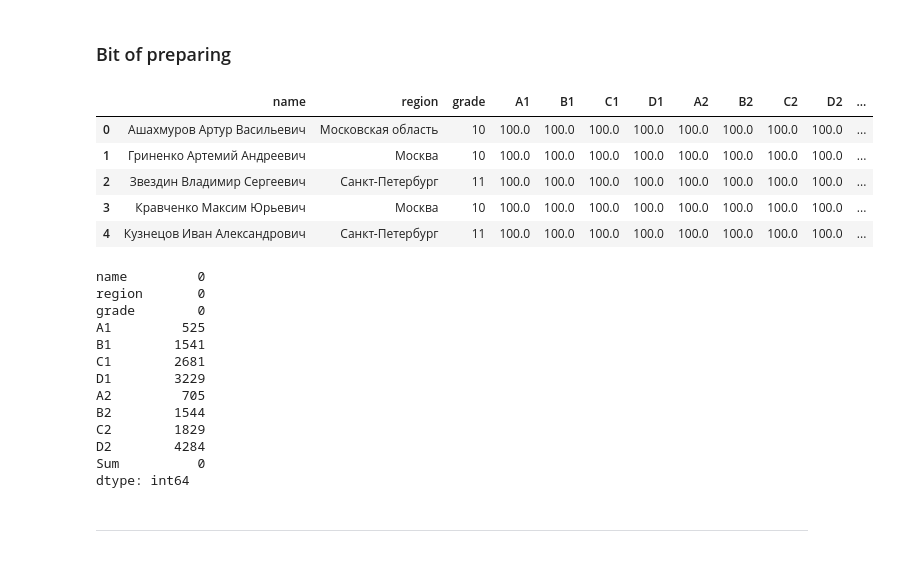
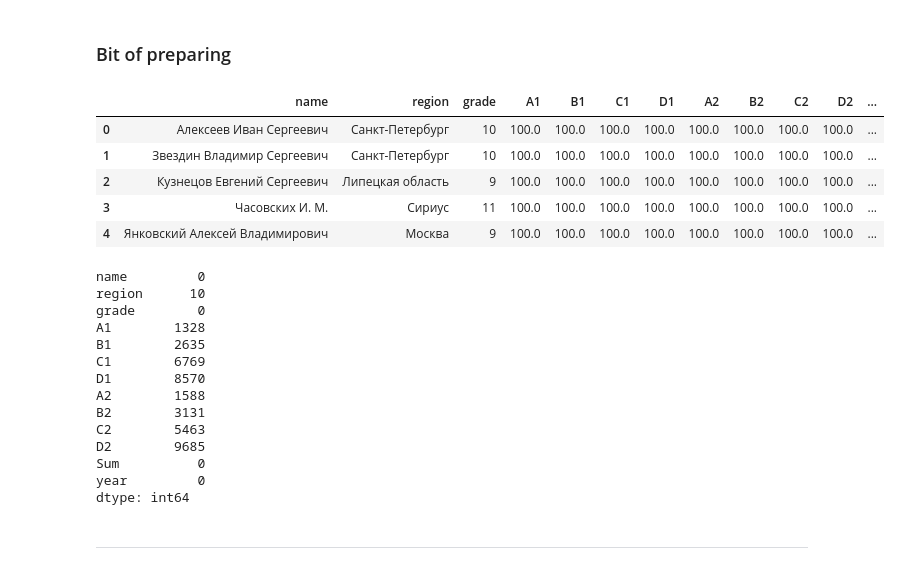
Before and after one commit to VladG00dmanPersonal/LMSH_AI_HACK, a Jupyter notebook: src/Vlad/EDA.ipynb, the cells around one changed output. Cells and saved outputs as stored; diff of their text form; code cells hidden in the pictures.

```diff
--- a/src/Vlad/EDA.ipynb
+++ b/src/Vlad/EDA.ipynb
@@ -8,6 +8,7 @@ import matplotlib.pyplot as plt
 import seaborn as sns
 # %%
 raw_data_dir = "../../raw_data/"
+preprocessed_data_dir = "./preprocessed_data/"
 year2425_dir = "24-25/"
 year2526_dir = "25-26/"
 
@@ -50,7 +51,7 @@ df_itmo2526 = pd.read_csv(raw_data_dir + itmo_dir + year2526_dir + itmo_filename
 mosh_dir = "MOSH/"
 mosh_filename = "MOSH.csv"
 
-df_MOSH = pd.read_csv(raw_data_dir + mosh_dir + year2526_dir + mosh_filename)
+df_MOSH2526 = pd.read_csv(raw_data_dir + mosh_dir + year2526_dir + mosh_filename)
 
 open_dir = "OpenStudentOlympiad/"
 open_filename = "open.csv"
@@ -82,10 +83,12 @@ df_MOW_MUN2526_11 = pd.read_csv(raw_data_dir + ARSO_dir + year2526_dir + MOW_MUN
 
 MOW_REG_filename = "MOW_REG.csv"
 
-df_MOW_REG = pd.read_csv(raw_data_dir + ARSO_dir + year2526_dir + MOW_REG_filename)
+# df_MOW_REG2425 = pd.read_csv(raw_data_dir + ARSO_dir + year2425_dir + MOW_REG_filename)
+df_MOW_REG2526 = pd.read_csv(raw_data_dir + ARSO_dir + year2526_dir + MOW_REG_filename)
 
 REG_filename = "REG.csv"
 
+df_reg2425 = pd.read_csv(raw_data_dir + ARSO_dir + year2425_dir + REG_filename)
 df_reg2526 = pd.read_csv(raw_data_dir + ARSO_dir + year2526_dir + REG_filename)
 
 vuz_akadem_dir = "VuzAkadem/"
@@ -1102,29 +1156,36 @@ df_reg2526.head()
 # %% [markdown]
 ### Bit of preparing
 # %%
+df_reg2425 = df_reg2425.rename(columns={'Имя': 'name', 'Регион': 'region', 'Класс': 'grade'})
 df_reg2526 = df_reg2526.rename(columns={'Имя': 'name', 'Регион': 'region', 'Класс': 'grade'})
 
-df_reg2526.head()
+df_reg2425['year'] = '24-25'
+df_reg2526['year'] = '25-26'
+
+df_reg = pd.concat([df_reg2425, df_reg2526])
+
+df_reg.head()
 # %% [output]
 |  | name | region | grade | A1 | B1 | C1 | D1 | A2 | B2 | C2 | D2 | ... |
-| 0 | Ашахмуров Артур Васильевич | Московская область | 10 | 100.0 | 100.0 | 100.0 | 100.0 | 100.0 | 100.0 | 100.0 | 100.0 | ... |
-| 1 | Гриненко Артемий Андреевич | Москва | 10 | 100.0 | 100.0 | 100.0 | 100.0 | 100.0 | 100.0 | 100.0 | 100.0 | ... |
-| 2 | Звездин Владимир Сергеевич | Санкт-Петербург | 11 | 100.0 | 100.0 | 100.0 | 100.0 | 100.0 | 100.0 | 100.0 | 100.0 | ... |
-| 3 | Кравченко Максим Юрьевич | Москва | 10 | 100.0 | 100.0 | 100.0 | 100.0 | 100.0 | 100.0 | 100.0 | 100.0 | ... |
-| 4 | Кузнецов Иван Александрович | Санкт-Петербург | 11 | 100.0 | 100.0 | 100.0 | 100.0 | 100.0 | 100.0 | 100.0 | 100.0 | ... |
+| 0 | Алексеев Иван Сергеевич | Санкт-Петербург | 10 | 100.0 | 100.0 | 100.0 | 100.0 | 100.0 | 100.0 | 100.0 | 100.0 | ... |
+| 1 | Звездин Владимир Сергеевич | Санкт-Петербург | 10 | 100.0 | 100.0 | 100.0 | 100.0 | 100.0 | 100.0 | 100.0 | 100.0 | ... |
+| 2 | Кузнецов Евгений Сергеевич | Липецкая область | 9 | 100.0 | 100.0 | 100.0 | 100.0 | 100.0 | 100.0 | 100.0 | 100.0 | ... |
+| 3 | Часовских И. М. | Сириус | 11 | 100.0 | 100.0 | 100.0 | 100.0 | 100.0 | 100.0 | 100.0 | 100.0 | ... |
+| 4 | Янковский Алексей Владимирович | Москва | 9 | 100.0 | 100.0 | 100.0 | 100.0 | 100.0 | 100.0 | 100.0 | 100.0 | ... |
 # %%
-df_reg2526.isna().sum()
+df_reg.isna().sum()
 # %% [output]
 name         0
-region       0
+region      10
 grade        0
-A1         525
-B1        1541
-C1        2681
-D1        3229
-A2         705
-B2        1544
-C2        1829
-D2        4284
+A1        1328
+B1        2635
+C1        6769
+D1        8570
+A2        1588
+B2        3131
+C2        5463
+D2        9685
 Sum          0
+year         0
 dtype: int64
```
Also changed, not shown: parts of 21 cells of this notebook, 12 other files.
